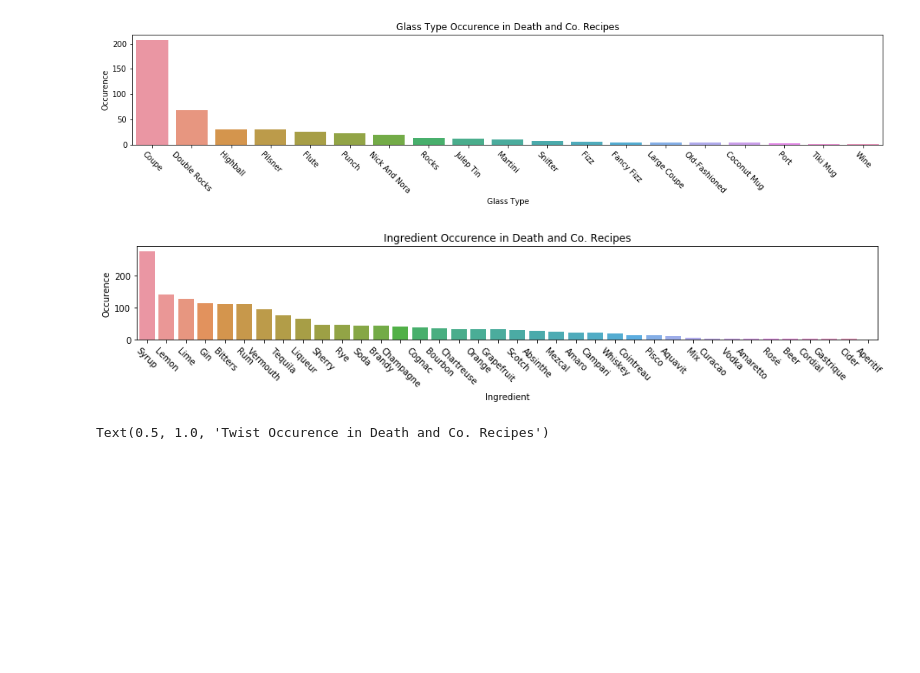
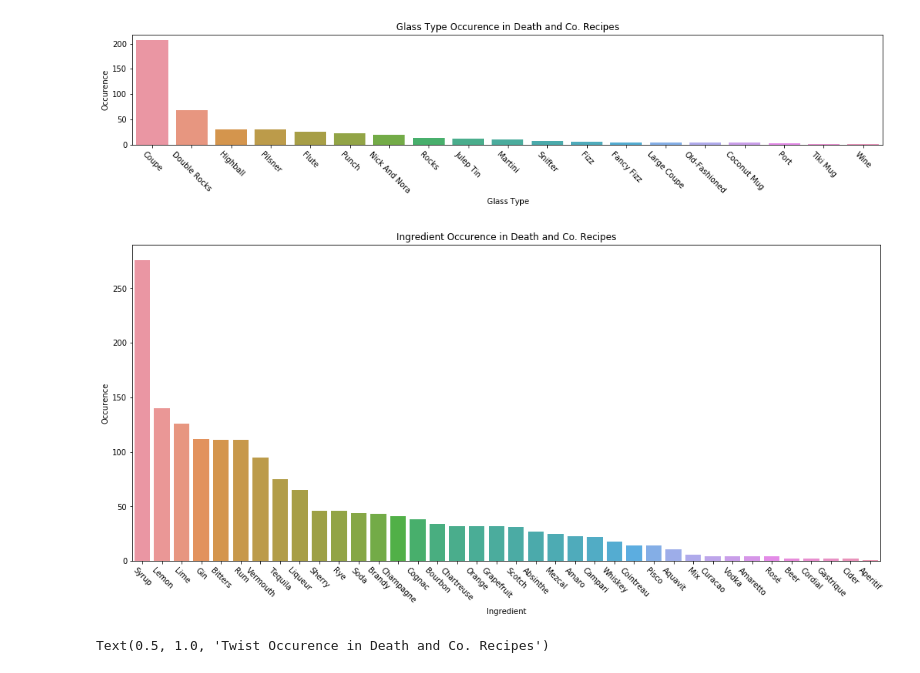
Before and after one commit to cole-khamnei/death_and_co_recipes, a Jupyter notebook: death_and_co_recipe_finder.ipynb, the cells around one changed output. Drawn from its saved outputs; the diff is of its cells as text; code cells hidden in the pictures; blank space fills up the shorter version.

```diff
--- a/death_and_co_recipe_finder.ipynb
+++ b/death_and_co_recipe_finder.ipynb
@@ -175,16 +175,16 @@ counts = list(ingredient_counts.values())
 ingredient_group_counts = pd.DataFrame({"Ingredient": ingredient_groups,
                                         "Counts": counts}).sort_values(by="Counts", ascending=False)
 # %%
-fig, ax = plt.subplots(figsize=(16, 5))
+fig, ax = plt.subplots(figsize=(16, 8))
 sns.barplot(data=ingredient_group_counts, x="Ingredient", y="Counts")
 ax.set_xticklabels(ax.get_xticklabels(), rotation = -45)
 ax.set_xlabel("Ingredient")
 ax.set_ylabel("Occurence")
 ax.set_title("Ingredient Occurence in Death and Co. Recipes")
-fig.tight_layout(rect=(0.1, 0.2, 0.9, 0.8))
-fig.savefig("plots/ingredient_occurences.png")
+fig.tight_layout(rect=(0.05, 0.05, 0.95, 0.95))
+fig.savefig("plots/ingredient_occurences.png", dpi=)
 # %% [output]
-[figure, old version]
+[figure, new version]
 # %%
 glass_counts = death_and_co_recipe_finder.ORIGINAL_RECIPES.groupby(by="Method",
                                                                    axis=0).count().Name.sort_values(ascending=False)
```
Also changed, not shown: 1 other file.
